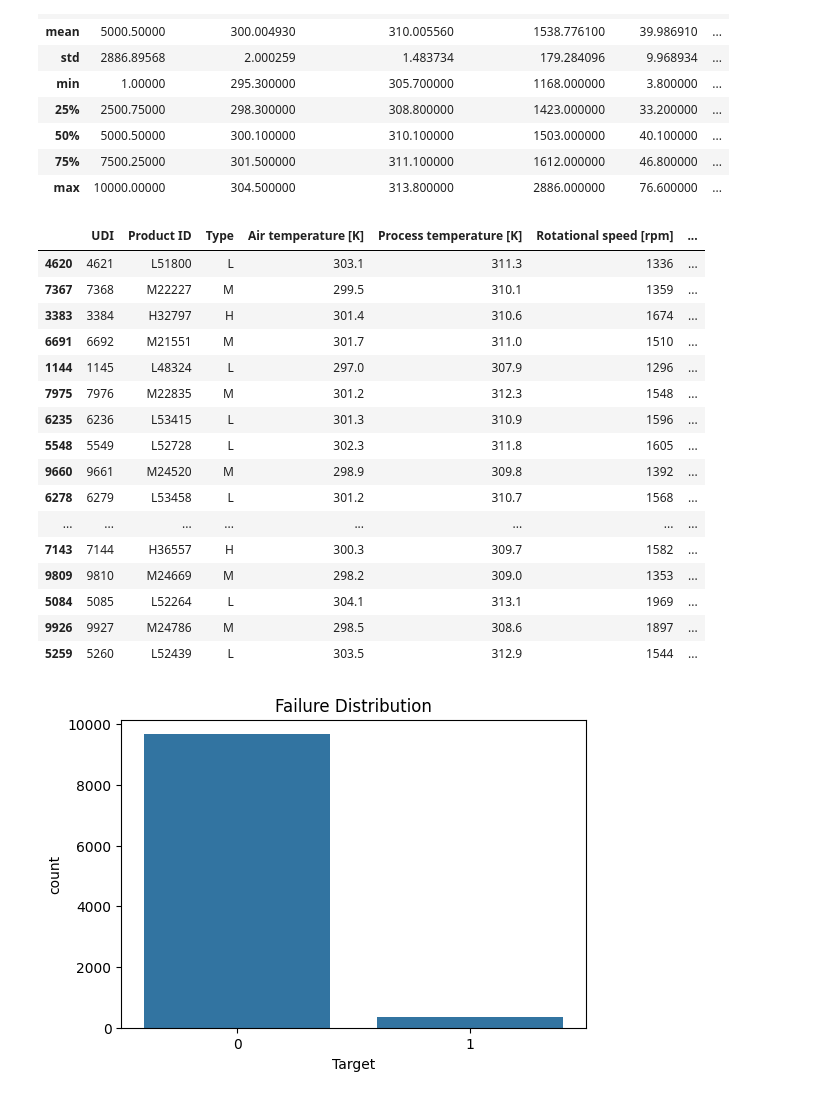
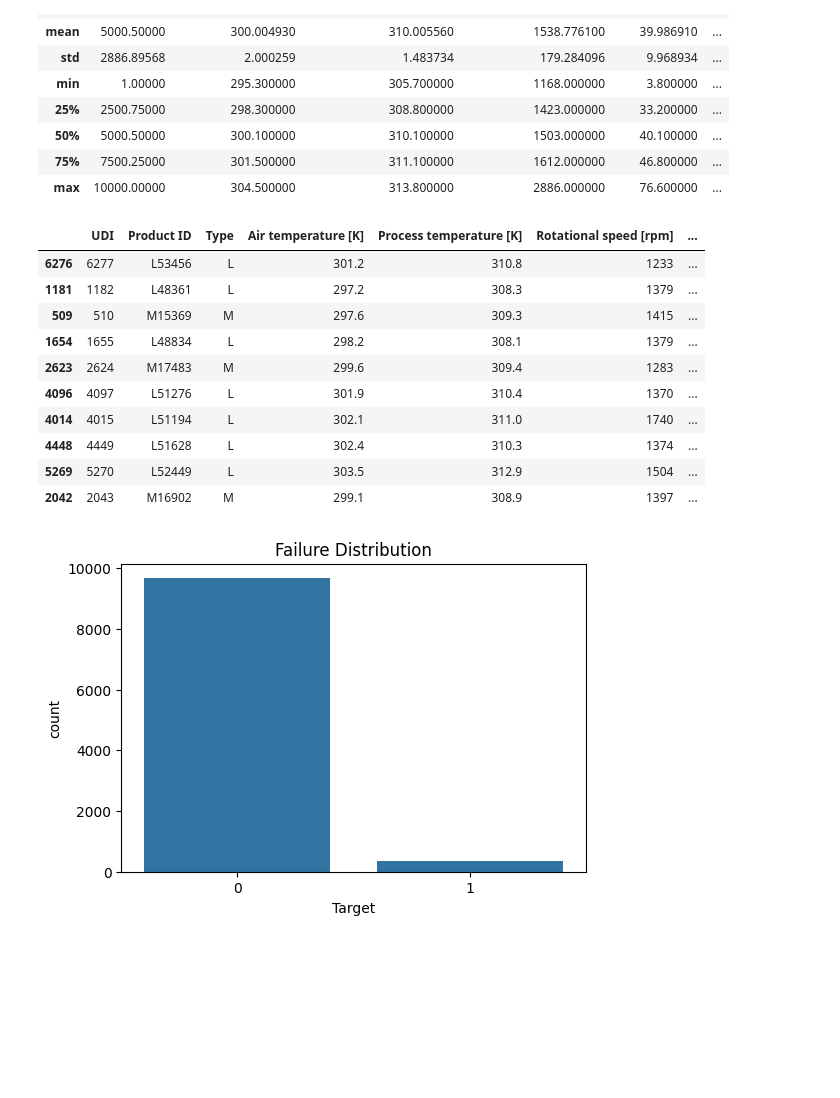
Before and after one commit to iammuhammadhassan/Predictive-Maintenance, a Jupyter notebook: PredictiveMaintenance.ipynb, the cells around one changed output. Drawn from its saved outputs; the diff is of its cells as text; code cells hidden in the pictures; blank space fills up the shorter version.

```diff
--- a/PredictiveMaintenance.ipynb
+++ b/PredictiveMaintenance.ipynb
@@ -51,25 +51,19 @@ df.describe()
 | 75% | 7500.25000 | 301.500000 | 311.100000 | 1612.000000 | 46.800000 | ... |
 | max | 10000.00000 | 304.500000 | 313.800000 | 2886.000000 | 76.600000 | ... |
 # %%
-df.sample(20)
+df.sample(10)
 # %% [output]
 |  | UDI | Product ID | Type | Air temperature [K] | Process temperature [K] | Rotational speed [rpm] | ... |
-| 4620 | 4621 | L51800 | L | 303.1 | 311.3 | 1336 | ... |
-| 7367 | 7368 | M22227 | M | 299.5 | 310.1 | 1359 | ... |
-| 3383 | 3384 | H32797 | H | 301.4 | 310.6 | 1674 | ... |
-| 6691 | 6692 | M21551 | M | 301.7 | 311.0 | 1510 | ... |
-| 1144 | 1145 | L48324 | L | 297.0 | 307.9 | 1296 | ... |
-| 7975 | 7976 | M22835 | M | 301.2 | 312.3 | 1548 | ... |
-| 6235 | 6236 | L53415 | L | 301.3 | 310.9 | 1596 | ... |
-| 5548 | 5549 | L52728 | L | 302.3 | 311.8 | 1605 | ... |
-| 9660 | 9661 | M24520 | M | 298.9 | 309.8 | 1392 | ... |
-| 6278 | 6279 | L53458 | L | 301.2 | 310.7 | 1568 | ... |
-| ... | ... | ... | ... | ... | ... | ... | ... |
-| 7143 | 7144 | H36557 | H | 300.3 | 309.7 | 1582 | ... |
-| 9809 | 9810 | M24669 | M | 298.2 | 309.0 | 1353 | ... |
-| 5084 | 5085 | L52264 | L | 304.1 | 313.1 | 1969 | ... |
-| 9926 | 9927 | M24786 | M | 298.5 | 308.6 | 1897 | ... |
-| 5259 | 5260 | L52439 | L | 303.5 | 312.9 | 1544 | ... |
+| 6276 | 6277 | L53456 | L | 301.2 | 310.8 | 1233 | ... |
+| 1181 | 1182 | L48361 | L | 297.2 | 308.3 | 1379 | ... |
+| 509 | 510 | M15369 | M | 297.6 | 309.3 | 1415 | ... |
+| 1654 | 1655 | L48834 | L | 298.2 | 308.1 | 1379 | ... |
+| 2623 | 2624 | M17483 | M | 299.6 | 309.4 | 1283 | ... |
+| 4096 | 4097 | L51276 | L | 301.9 | 310.4 | 1370 | ... |
+| 4014 | 4015 | L51194 | L | 302.1 | 311.0 | 1740 | ... |
+| 4448 | 4449 | L51628 | L | 302.4 | 310.3 | 1374 | ... |
+| 5269 | 5270 | L52449 | L | 303.5 | 312.9 | 1504 | ... |
+| 2042 | 2043 | M16902 | M | 299.1 | 308.9 | 1397 | ... |
 # %%
 plt.figure(figsize=(6,4))
 
```
Also changed, not shown: parts of 1 cell of this notebook, 1 other file.
